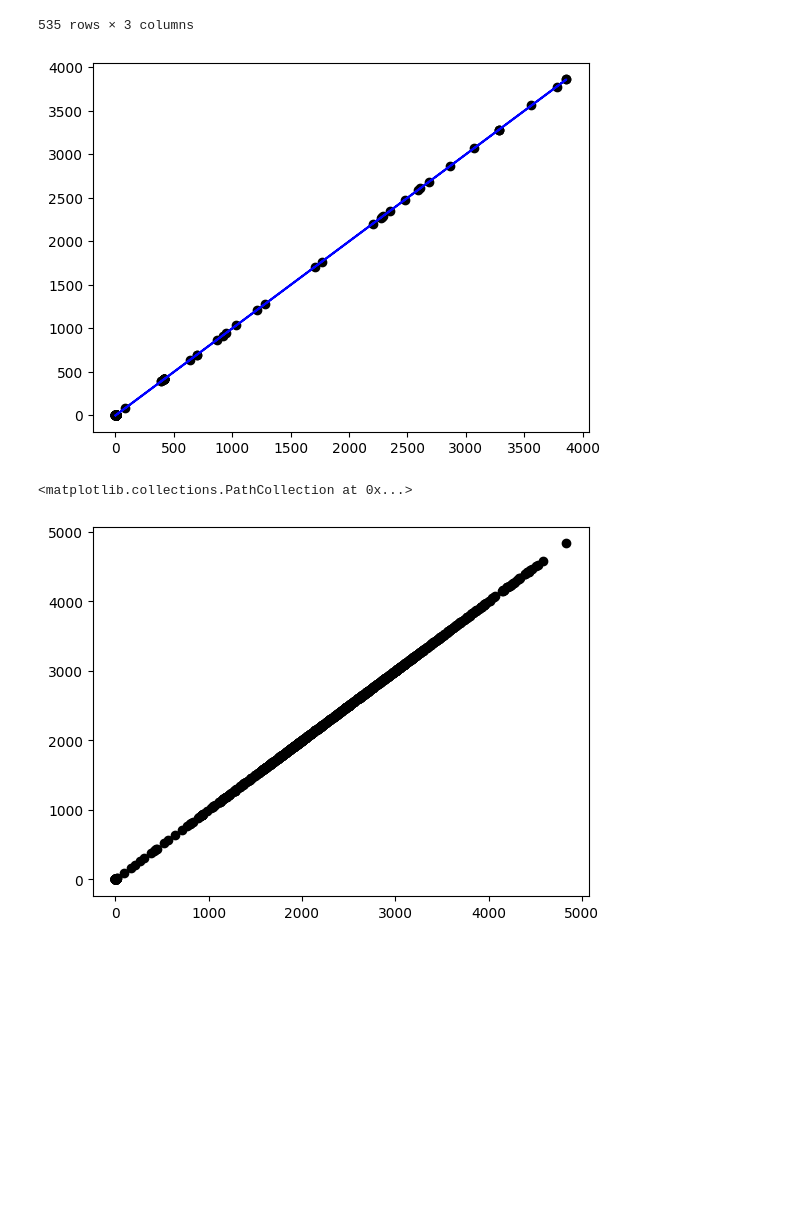
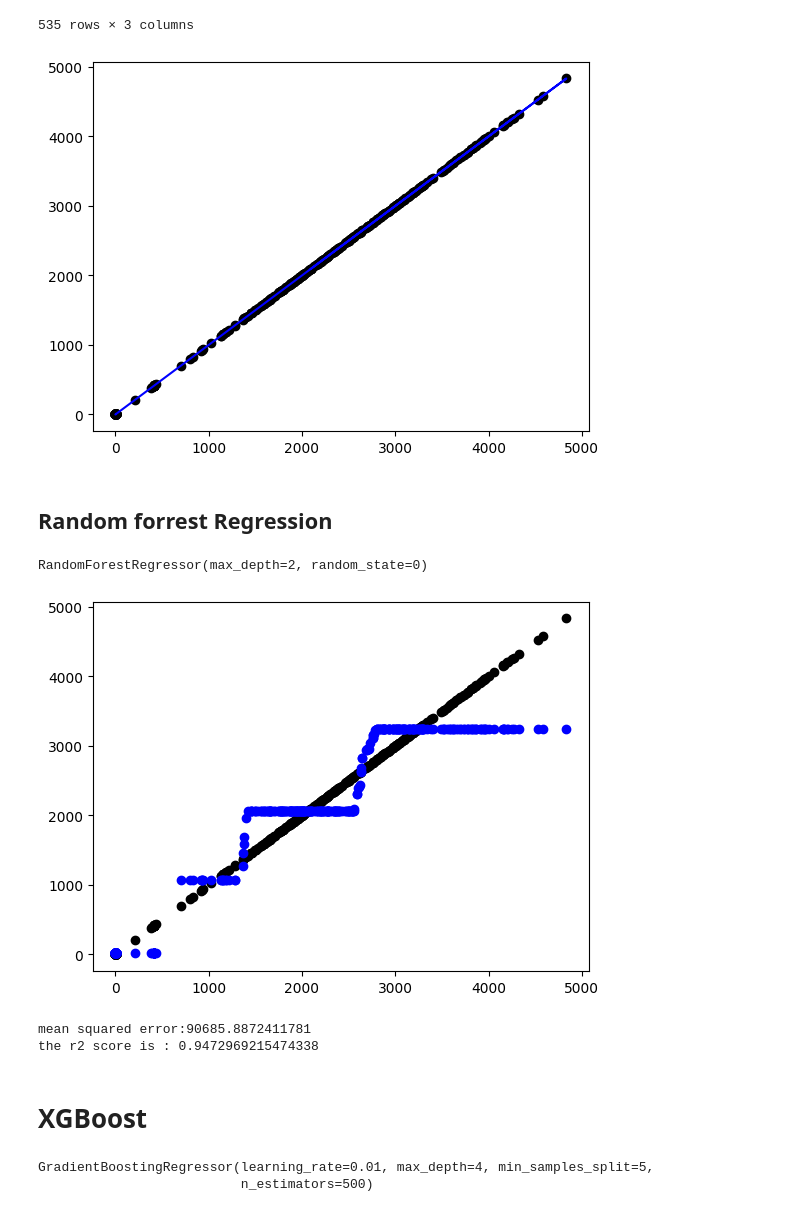
Before and after one commit to ishaan-sangwan/minor, a Jupyter notebook: src/restart.ipynb, the cells around one changed output. Drawn from its saved outputs; the diff is of its cells as text; code cells hidden in the pictures; blank space fills up the shorter version.

```diff
--- a/src/restart.ipynb
+++ b/src/restart.ipynb
@@ -97,3 +127,6 @@ X = X.dropna()
+# %%
+X = X.dropna()
+X = X.sample(frac=1).reset_index(drop=True)
 # %%
 svr.fit(X,y)
 # %% [output]
@@ -159,9 +190,29 @@ plt.scatter(X_test.iloc[:,0],y_test, color='black')
 plt.plot(X_test.iloc[:,0], y_pred, color='blue')
 plt.show()
 # %% [output]
-[figure, old version]
+[figure, new version]
+# %% [markdown]
+## Random forrest Regression
+# %%
+from sklearn.ensemble import RandomForestRegressor
+
+regr = RandomForestRegressor(max_depth=2, random_state=0)
+regr.fit(X,y)
+# %% [output]
+RandomForestRegressor(max_depth=2, random_state=0)
+# %%
+y_pred = regr.predict(X_test)
 # %%
-plt.scatter(X.iloc[:,0],y, color='black')
+plt.scatter(X_test.iloc[:,0],y_test, color='black')
+plt.scatter(X_test.iloc[:,0], y_pred, color='blue')
+plt.show()
 # %% [output]
-<matplotlib.collections.PathCollection at 0x...>
-[figure, old version]
+[figure, new version]
+# %%
+print(f'mean squared error:{mean_squared_error(y_pred,y_test)}')
+print(f'the r2 score is : {r2_score(y_pred,y_test)}')
+# %% [output]
+mean squared error:90685.8872411781
+the r2 score is : 0.9472969215474338
+# %% [markdown]
+# XGBoost
@@ -167,0 +228,6 @@ plt.scatter(X.iloc[:,0],y, color='black')
+# %%
+reg = ensemble.GradientBoostingRegressor(**params)
+reg.fit(X, y)
+# %% [output]
+GradientBoostingRegressor(learning_rate=0.01, max_depth=4, min_samples_split=5,
+                          n_estimators=500)
```
Also changed, not shown: parts of 25 cells of this notebook, 1 other file.
